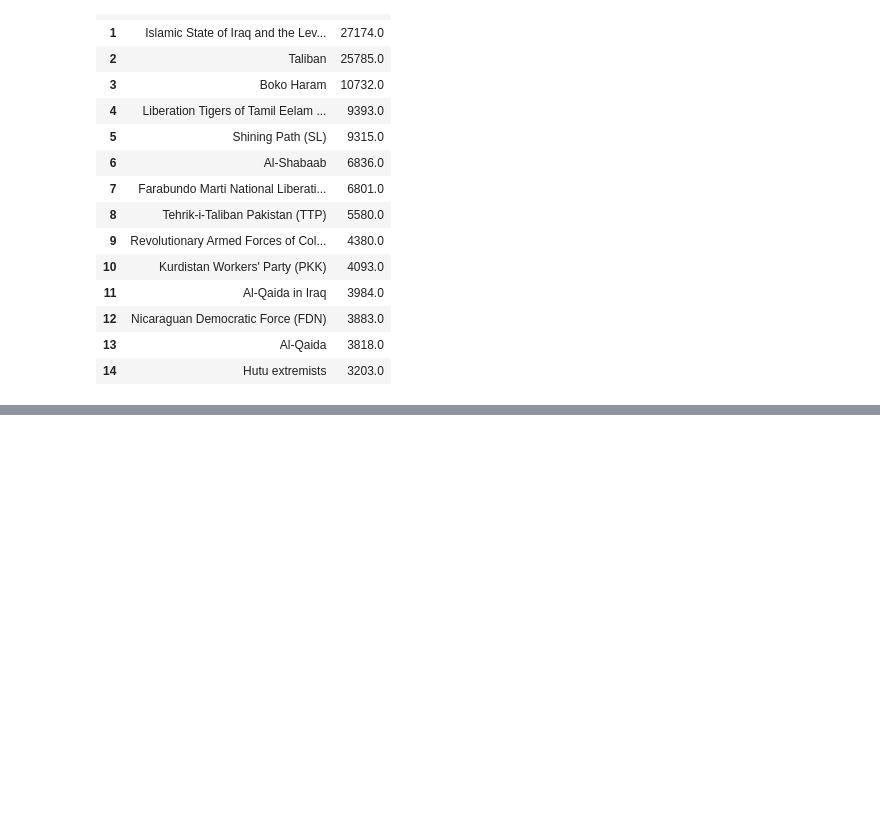
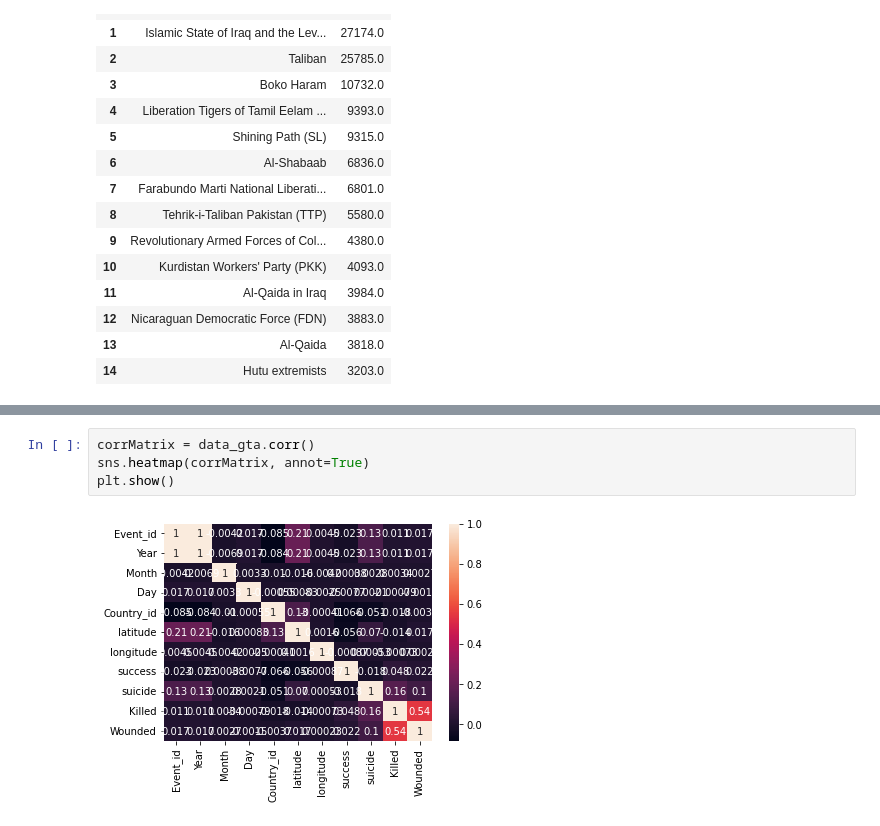
Before and after one commit to Shruti-254/Global-terrorism-analysis, a Jupyter notebook: Global_Terrorism_Analysis_Capstone_Project.ipynb, the cells around one changed output, grey strips where cells are left out. Saved outputs shown, nothing was run; the diff lists cells and outputs as text; blank space fills up the shorter version.

```diff
--- a/Global_Terrorism_Analysis_Capstone_Project.ipynb
+++ b/Global_Terrorism_Analysis_Capstone_Project.ipynb
@@ -309,0 +424,6 @@ group_killed.reset_index()
+# %%
+corrMatrix = data_gta.corr()
+sns.heatmap(corrMatrix, annot=True)
+plt.show()
+# %% [output]
+[figure, added]
```
Also changed, not shown: parts of 22 cells of this notebook.
